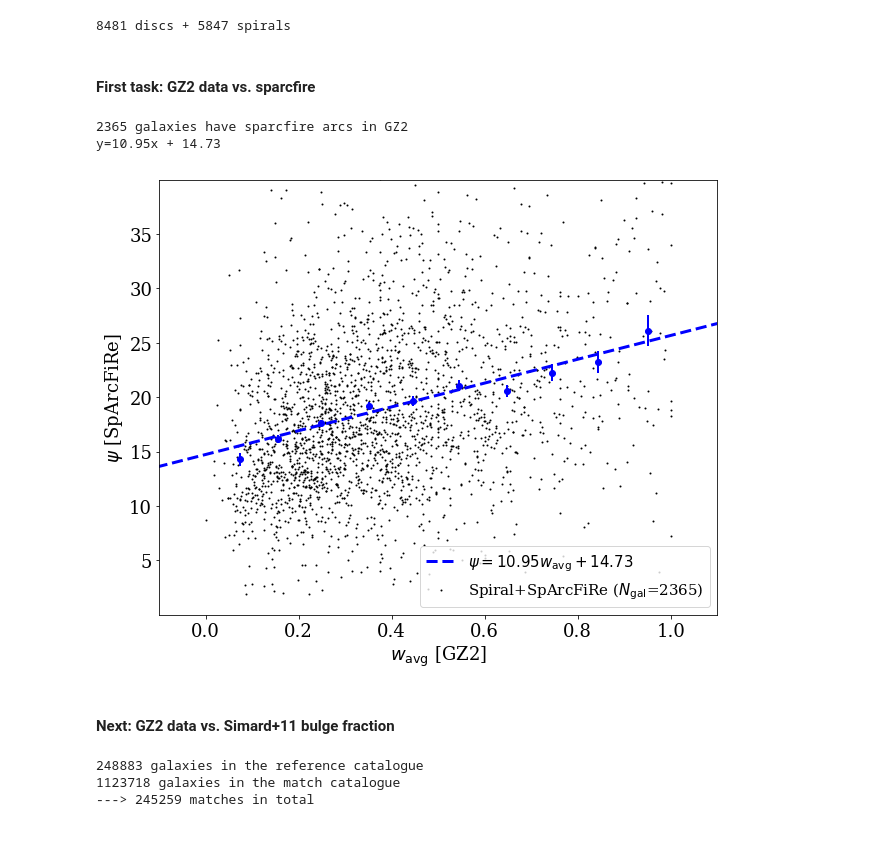
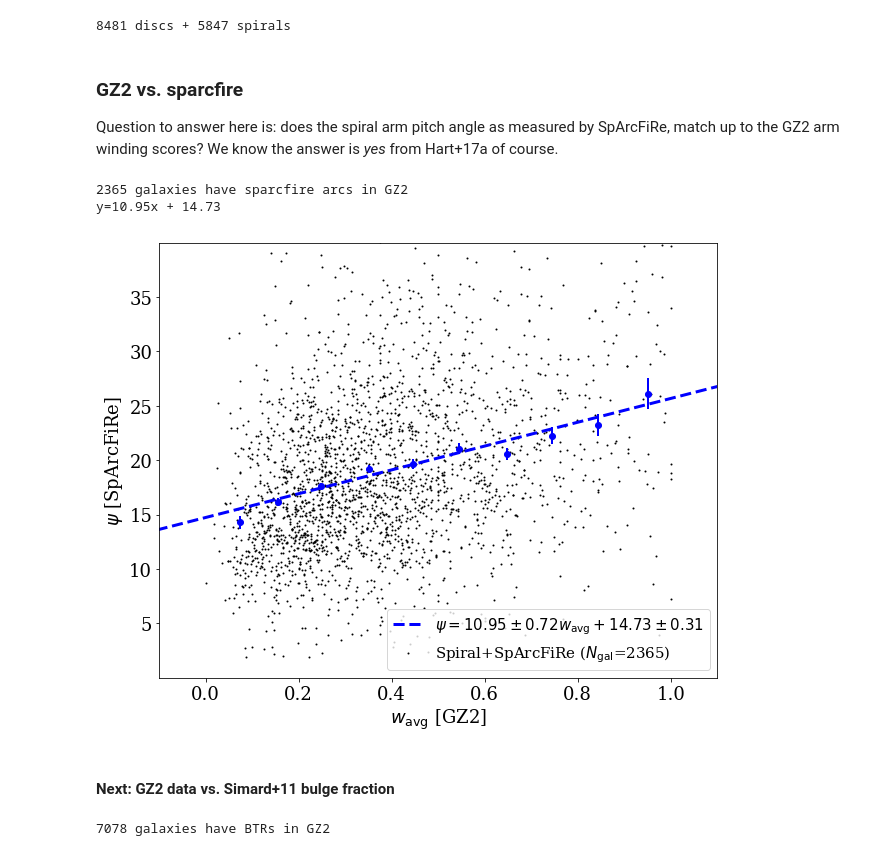
Before and after one commit to RossHart/Hubble_sequence, a Jupyter notebook: gz2_vs_data.ipynb, the cells around one changed output. Saved outputs shown, nothing was run; the diff lists cells and outputs as text; code cells hidden in the pictures.

Commit message:
Updated plots to include error estimates

```diff
--- a/gz2_vs_data.ipynb
+++ b/gz2_vs_data.ipynb
@@ -20,2 +22,4 @@ plt.rcParams['font.size'] = 18
 # %%
-gz2_data = Table.read('fits/full_sample_debiased_w_low_z_mod.fits')
+gz2_data = Table.read('../fits/full_sample_debiased_w_low_z_mod.fits')
+# %%
+sparcfire_data = Table.read('../fits/sparcfire_fits/arc_table_all.fits')
@@ -54,6 +71,8 @@ disc_sample = np.all([in_sample,in_disc],axis=0)
 spiral_sample = np.all([in_sample,in_spiral],axis=0)
 # %% [output]
 8481 discs + 5847 spirals
-# %% [markdown]
-#### First task: GZ2 data vs. sparcfire
+# %% [markdown]
+### GZ2 vs. sparcfire
+
+Question to answer here is: does the spiral arm pitch angle as measured by SpArcFiRe, match up to the GZ2 arm winding scores? We know the answer is _yes_ from Hart+17a of course.
 # %%
@@ -113,52 +129,56 @@ w_avg = (0*gz2_data['t10_arms_winding_a28_tight_debiased_rh']
 
 fig = plt.figure()
 ax = plt.subplot(111)
 _ = ax.set_xlabel('$w_\mathrm{avg}$ [GZ2]')
 _ = ax.set_ylabel('$\psi$ [SpArcFiRe]')
 _ = ax.set_xlim(-0.1,1.1)
 _ = ax.set_ylim(0,40)
 
 x = w_avg[spiral_sparcfire]
 y = psi[spiral_sparcfire]
 
 scatter_label = 'Spiral+SpArcFiRe ($N_\mathrm{{gal}}$={})'.format(len(x))
 _ = plt.scatter(x,y,color='k',s=1,rasterized=True,zorder=0,
                 label=scatter_label)
 #_ = kde_contour(x,y,fill=True,zorder=1)
 
 xy = x_vs_y(x,y)
 xy = xy.continuous_vs_continuous_binned_mean()
 xy.error_plot(ax,style='errorbar',fmt='o',lw=2,color='blue',capthick=2)
 
 x_guide = np.linspace(-1,2,100)
-p_psi, _ = curve_fit(linear,x,y)
+p_psi, p_psi_cov = curve_fit(linear,x,y)
+delta_p_psi = np.sqrt(np.diag(p_psi_cov))
+
 print('y={}x + {}'.format(*np.round(p_psi,decimals=2)))
-line_label = '$\psi={}w_\mathrm{{avg}} + {}$'.format(*np.round(p_psi,decimals=2))
+line_label = '$\psi={}\pm{}w_\mathrm{{avg}} + {}\pm{}$'.format(np.round(p_psi[0],2),np.round(delta_p_psi[0],2),
+                                                               np.round(p_psi[1],2),np.round(delta_p_psi[1],2))
 _ = plt.plot(x_guide,linear(x_guide,*p_psi),
              color='blue',lw=3,linestyle='dashed',zorder=2,
              label=line_label)
 
 _ = ax.legend(fontsize=15)
 # %% [output]
 2365 galaxies have sparcfire arcs in GZ2
 y=10.95x + 14.73
-[figure, old version]
+[figure, new version]
 # %% [markdown]
 #### Next: GZ2 data vs. Simard+11 bulge fraction
-# %%
-from combining_catalogues import match_ids, make_matched_catalogue
-
-simard_data = Table.read('fits/simard11.fits')
-ids_ = match_ids(gz2_data,simard_data,'dr7objid','objID')
-simard_matched = make_matched_catalogue(gz2_data,simard_data,ids_)
-simard_matched['dr7objid'] = gz2_data['dr7objid']
-
-simard_matched.write('fits/simard_matched.fits',overwrite=True)
-# %% [output]
-248883 galaxies in the reference catalogue
-1123718 galaxies in the match catalogue
----> 245259 matches in total
 # %%
 from luminosities_magnitudes_and_distances import Mag_to_lum, lum_to_solar
 L_r = lum_to_solar(Mag_to_lum(np.array(gz2_data['PETROMAG_MR'],dtype='float64'),6185.19))
+# %%
+from scipy.stats import spearmanr
+
+btr = simard_matched['__B_T_r']
+in_simard = np.all([simard_matched['__B_T_r'] >= 0, simard_matched['__B_T_r'] <= 1],axis=0)
+disc_simard = np.all([disc_sample,in_simard],axis=0)
+print('{} galaxies have BTRs in GZ2'.format(disc_simard.sum()))
+
+B_avg = (0*gz2_data['t05_bulge_prominence_a10_no_bulge_debiased_rh']
+     + 0.2*gz2_data['t05_bulge_prominence_a11_just_noticeable_debiased_rh']
+     + 0.8*gz2_data['t05_bulge_prominence_a12_obvious_debiased_rh']
+     + 1.0*gz2_data['t05_bulge_prominence_a13_dominant_debiased_rh'])
+# %% [output]
+7078 galaxies have BTRs in GZ2
 # %%
```
Also changed, not shown: parts of 8 cells of this notebook.
